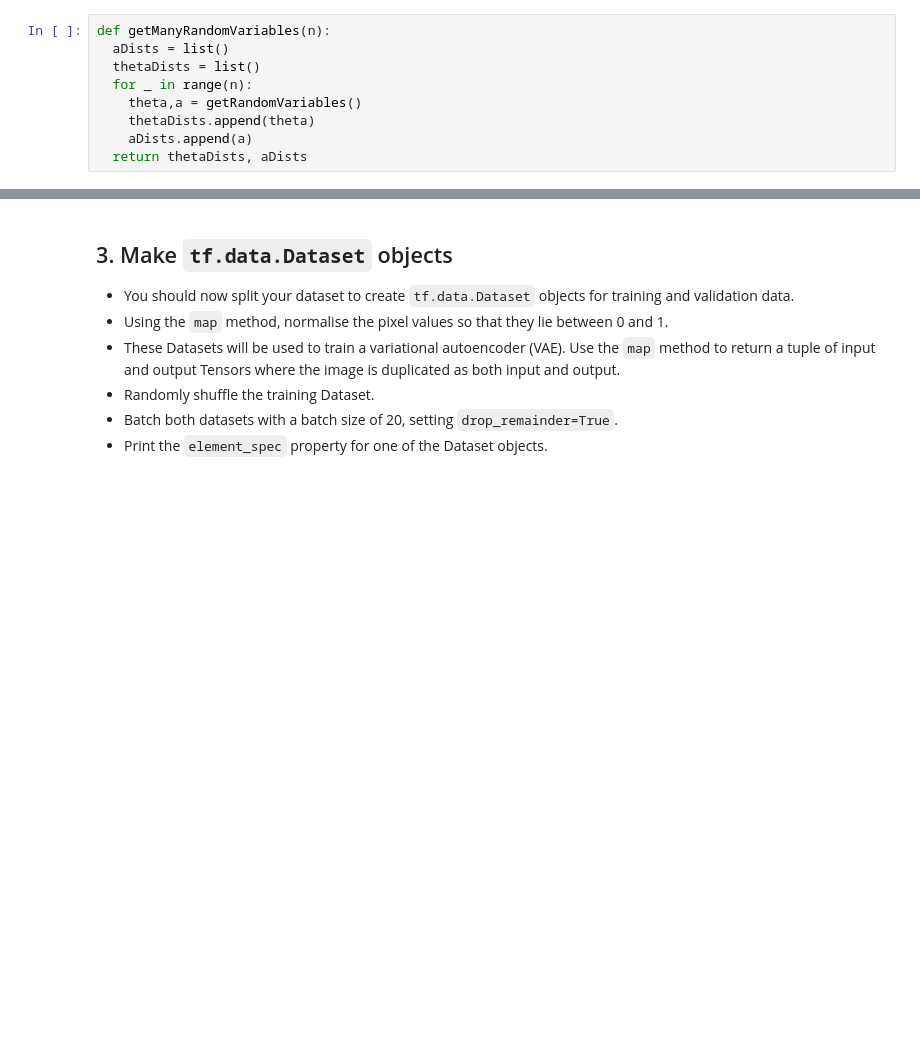
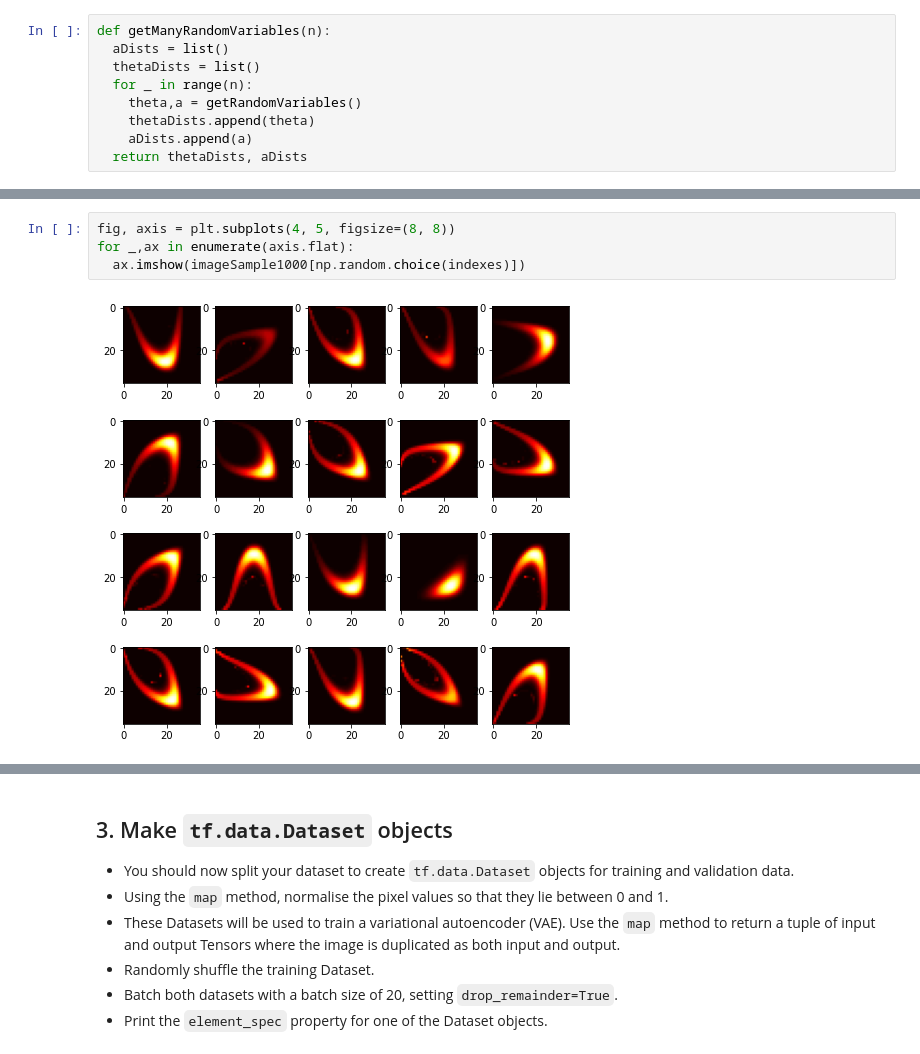
Before and after one commit to LuisDarioHinojosa/TF2_SP, a Jupyter notebook: C3/Capstone/Course_3_de_Capstone_Project.ipynb, the cells around one changed output, grey strips where cells are left out. Drawn from its saved outputs; the diff is of its cells as text; blank space fills up the shorter version.

```diff
--- a/C3/Capstone/Course_3_de_Capstone_Project.ipynb
+++ b/C3/Capstone/Course_3_de_Capstone_Project.ipynb
@@ -246,0 +269,6 @@ thetaDists, aDists = getManyRandomVariables(4)
+# %%
+fig, axis = plt.subplots(4, 5, figsize=(8, 8))
+for _,ax in enumerate(axis.flat):
+  ax.imshow(imageSample1000[np.random.choice(indexes)])
+# %% [output]
+[figure, added]
```
Also changed, not shown: parts of 51 cells of this notebook.
